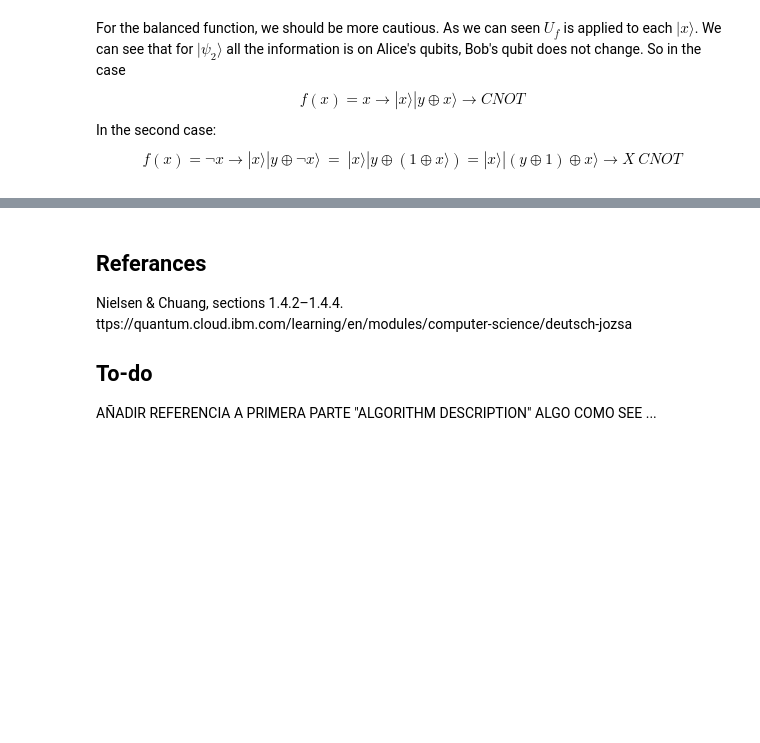
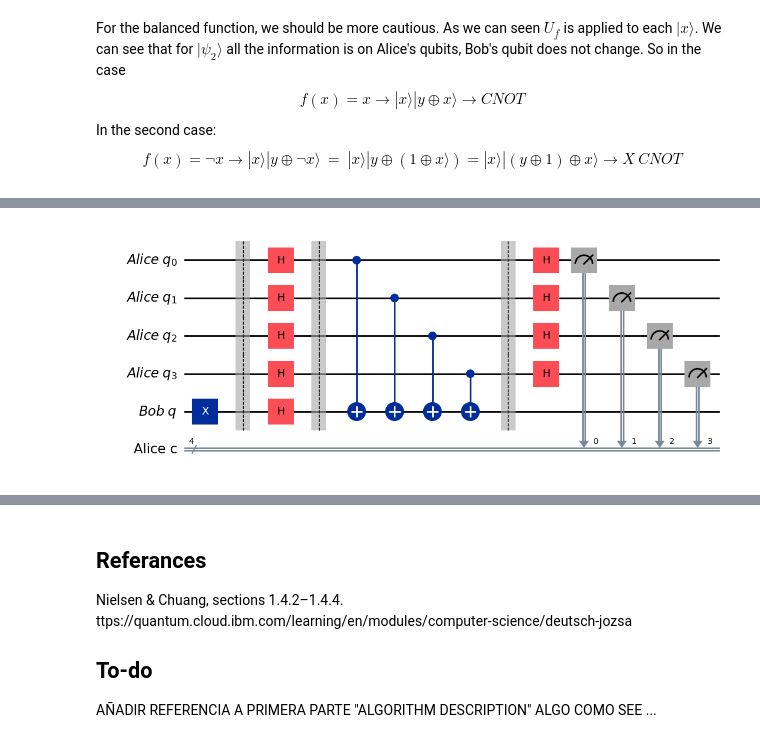
Before and after one commit to Javiifdez/Deutch-Jozsa, a Jupyter notebook: Implementation.ipynb, the cells around one changed output, grey strips where cells are left out. Saved outputs shown, nothing was run; the diff lists cells and outputs as text; code cells hidden in the pictures; blank space fills up the shorter version.

```diff
--- a/Implementation.ipynb
+++ b/Implementation.ipynb
@@ -246,0 +249,10 @@ To conclude, we just have to
+# %%
+def psi_3(qc:QuantumCircuit,n:int,alice_qr:QuantumRegister,alice_cr:ClassicalRegister,bob_qr:QuantumRegister)-> QuantumCircuit:
+    qc.h(alice_qr)
+    qc.measure(alice_qr,alice_cr)
+    qc.barrier()
+    return qc
+qc = psi_3(qc,n,alice_qr,alice_cr,bob_qr)
+qc.draw('mpl')
+# %% [output]
+[figure, added]
```
Also changed, not shown: parts of 8 cells of this notebook.
